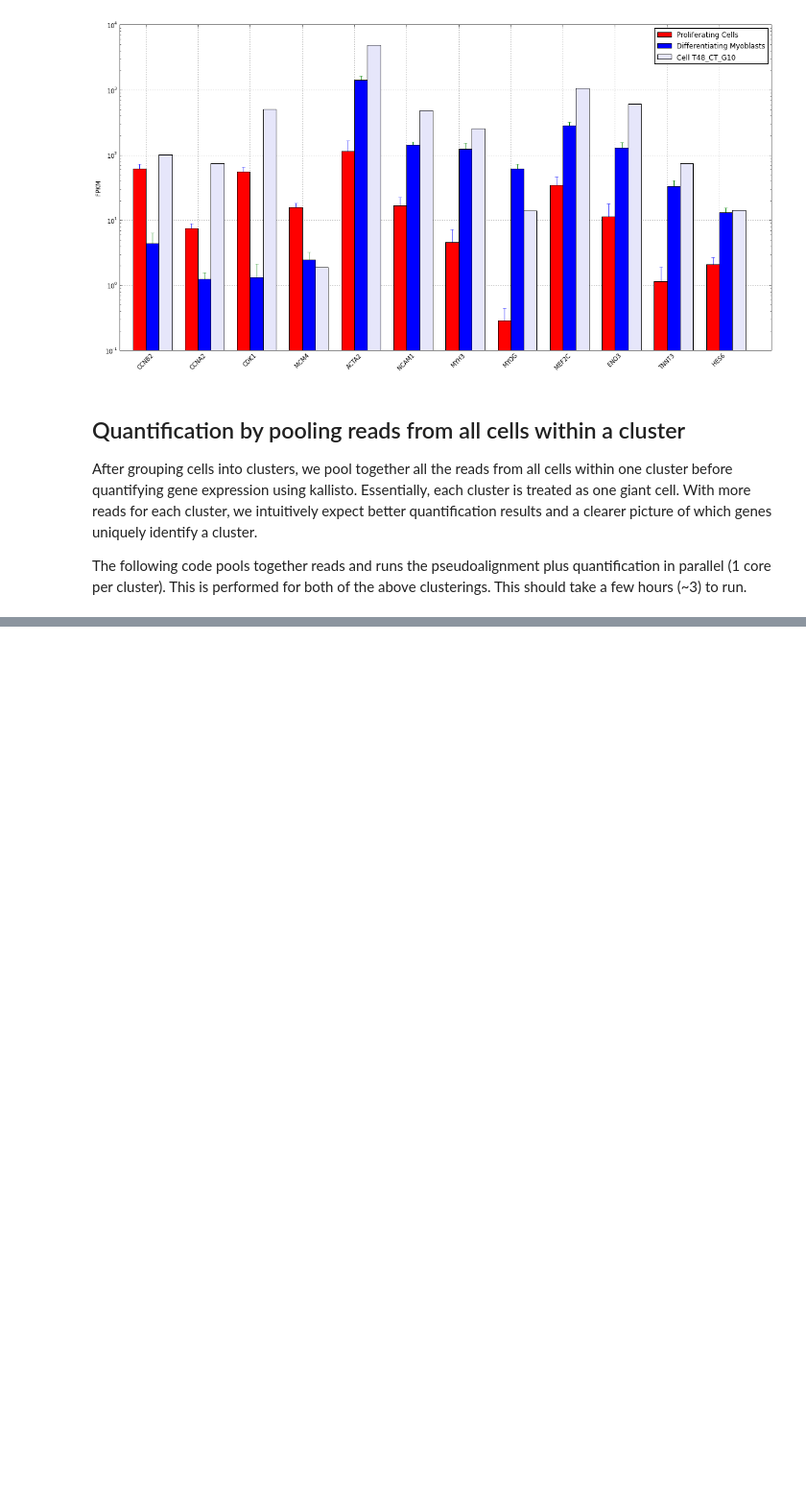
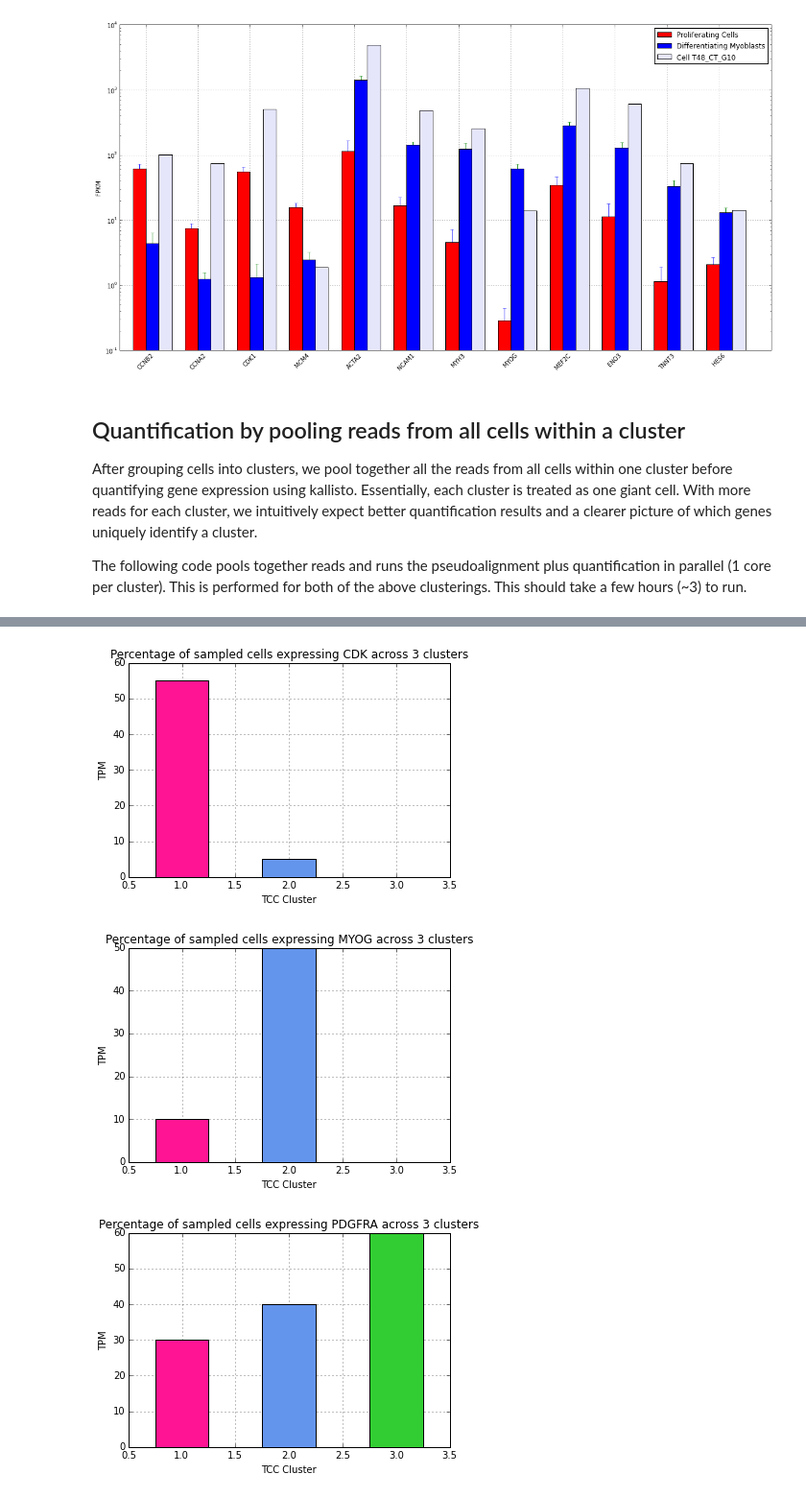
Before and after one commit to govinda-kamath/clustering_on_transcript_compatibility_counts, a Jupyter notebook: Trapnell_pipeline/Trapnell_Analysis.ipynb, the cells around one changed output, grey strips where cells are left out. Shown at 96% size. Drawn from its saved outputs; the diff is of its cells as text; code cells hidden in the pictures; blank space fills up the shorter version.

```diff
--- a/Trapnell_pipeline/Trapnell_Analysis.ipynb
+++ b/Trapnell_pipeline/Trapnell_Analysis.ipynb
@@ -478,0 +602,29 @@ for i in range(len(gAbun_L3)):
+# %%
+CDK_percents = [np.count_nonzero(CDK_c1>1)*5, np.count_nonzero(CDK_c0>1)*5, np.count_nonzero(CDK_c2>1)*5]
+MYOG_percents = [np.count_nonzero(MYOG_c1>1)*5, np.count_nonzero(MYOG_c0>1)*5, np.count_nonzero(MYOG_c2>1)*5]
+PDGFRA_percents = [np.count_nonzero(PDGFRA_c1>1)*5, np.count_nonzero(PDGFRA_c0>1)*5, np.count_nonzero(PDGFRA_c2>1)*5]
+
+plt.bar(range(1,4),CDK_percents,width=0.5,zorder=3,color=['deeppink','cornflowerblue','limegreen'],align='center')
+plt.xlabel('TCC Cluster')
+plt.ylabel('TPM')
+plt.title('Percentage of sampled cells expressing CDK across 3 clusters')
+plt.grid()
+plt.show()
+
+plt.bar(range(1,4),MYOG_percents,width=0.5,zorder=3,color=['deeppink','cornflowerblue','limegreen'],align='center')
+plt.xlabel('TCC Cluster')
+plt.ylabel('TPM')
+plt.title('Percentage of sampled cells expressing MYOG across 3 clusters')
+plt.grid()
+plt.show()
+
+plt.bar(range(1,4),PDGFRA_percents,width=0.5,zorder=3,color=['deeppink','cornflowerblue','limegreen'],align='center')
+plt.xlabel('TCC Cluster')
+plt.ylabel('TPM')
+plt.title('Percentage of sampled cells expressing PDGFRA across 3 clusters')
+plt.grid()
+plt.show()
+# %% [output]
+[figure, added]
+[figure, added]
+[figure, added]
```
Also changed, not shown: parts of 8 cells of this notebook.
